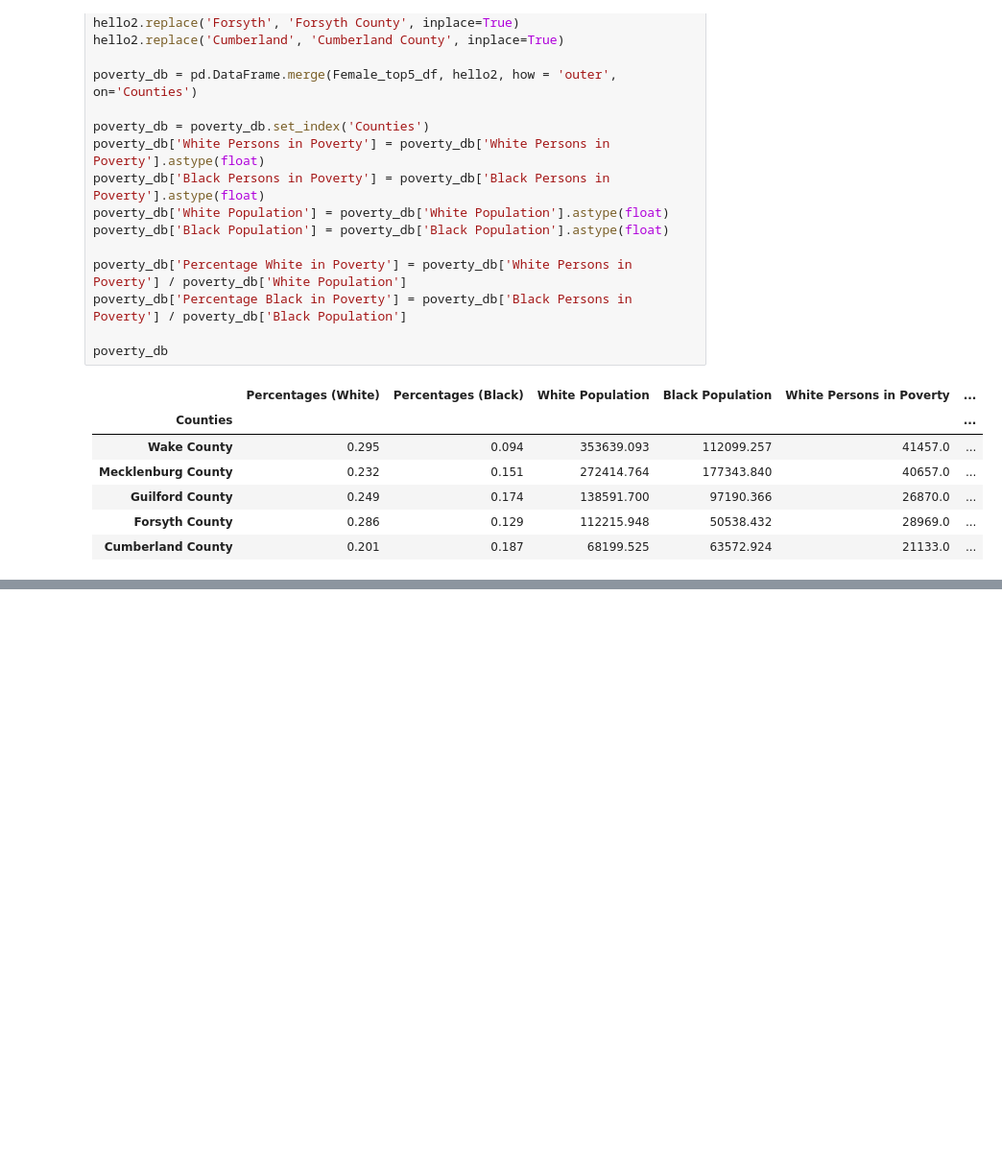
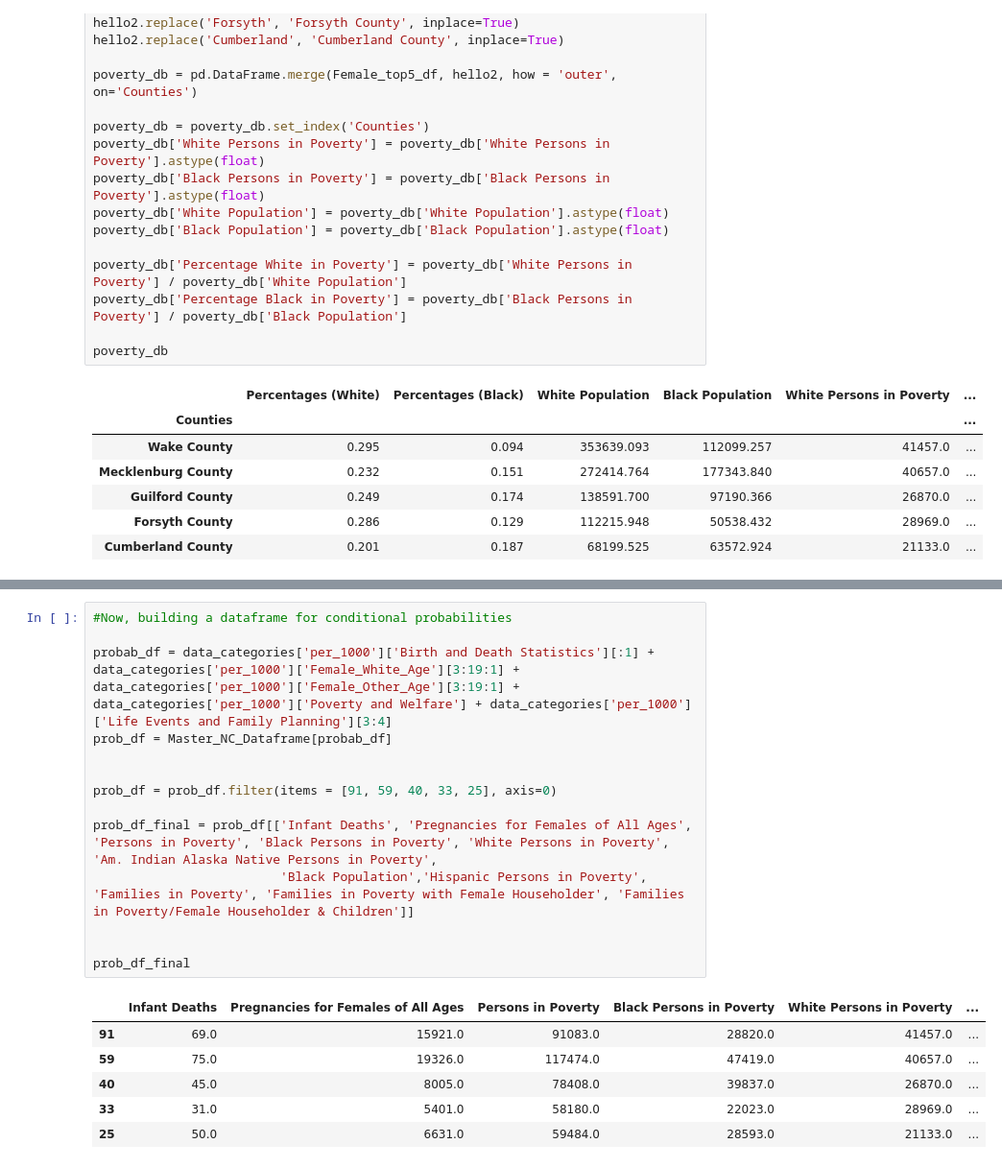
Before and after one commit to SwagmasterMatt/Public-Health-Exploratory-Analysis, a Jupyter notebook: chi_tests.ipynb, the cells around one changed output, grey strips where cells are left out. Shown: that part at 96% size. Saved outputs shown, nothing was run; the diff lists cells and outputs as text; blank space fills up the shorter version.

Commit message:
Updated with probabilities and proportions

```diff
--- a/chi_tests.ipynb
+++ b/chi_tests.ipynb
@@ -117,0 +116,21 @@ stats.chisquare(df['observed'], df['expected'])
+# %%
+#Now, building a dataframe for conditional probabilities
+
+probab_df = data_categories['per_1000']['Birth and Death Statistics'][:1] + data_categories['per_1000']['Female_White_Age'][3:19:1] + data_categories['per_1000']['Female_Other_Age'][3:19:1] + data_categories['per_1000']['Poverty and Welfare'] + data_categories['per_1000']['Life Events and Family Planning'][3:4]
+prob_df = Master_NC_Dataframe[probab_df]
+
+
+prob_df = prob_df.filter(items = [91, 59, 40, 33, 25], axis=0)
+
+prob_df_final = prob_df[['Infant Deaths', 'Pregnancies for Females of All Ages', 'Persons in Poverty', 'Black Persons in Poverty', 'White Persons in Poverty', 'Am. Indian Alaska Native Persons in Poverty',
+                         'Black Population','Hispanic Persons in Poverty', 'Families in Poverty', 'Families in Poverty with Female Householder', 'Families in Poverty/Female Householder & Children']]
+
+
+prob_df_final
+# %% [output]
+|  | Infant Deaths | Pregnancies for Females of All Ages | Persons in Poverty | Black Persons in Poverty | White Persons in Poverty | ... |
+| 91 | 69.0 | 15921.0 | 91083.0 | 28820.0 | 41457.0 | ... |
+| 59 | 75.0 | 19326.0 | 117474.0 | 47419.0 | 40657.0 | ... |
+| 40 | 45.0 | 8005.0 | 78408.0 | 39837.0 | 26870.0 | ... |
+| 33 | 31.0 | 5401.0 | 58180.0 | 22023.0 | 28969.0 | ... |
+| 25 | 50.0 | 6631.0 | 59484.0 | 28593.0 | 21133.0 | ... |
```
Also changed, not shown: parts of 7 cells of this notebook.
